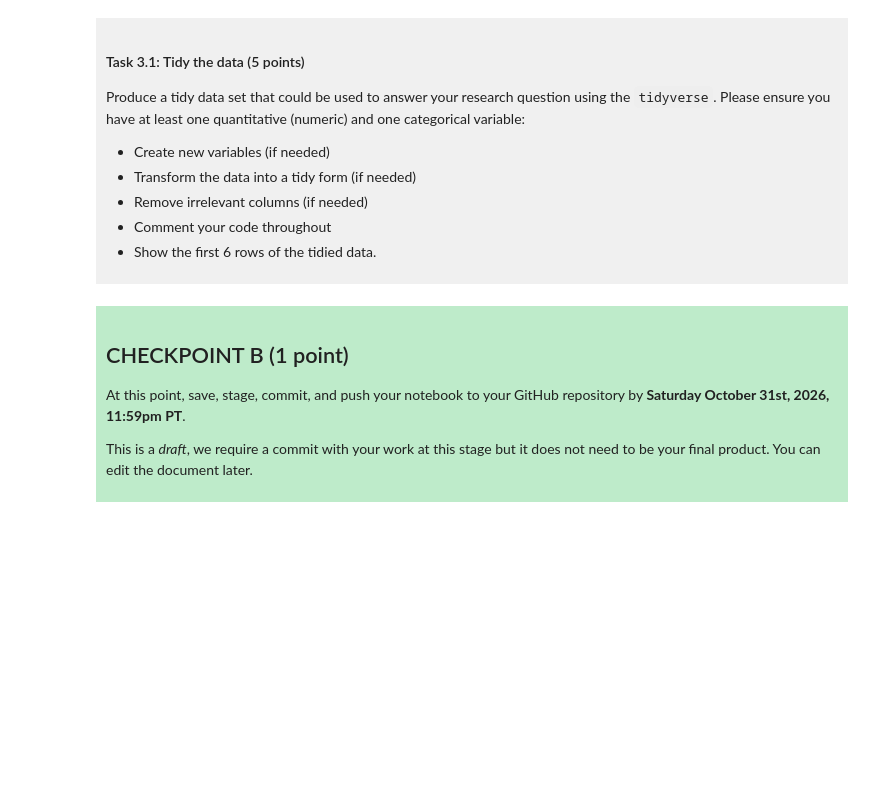
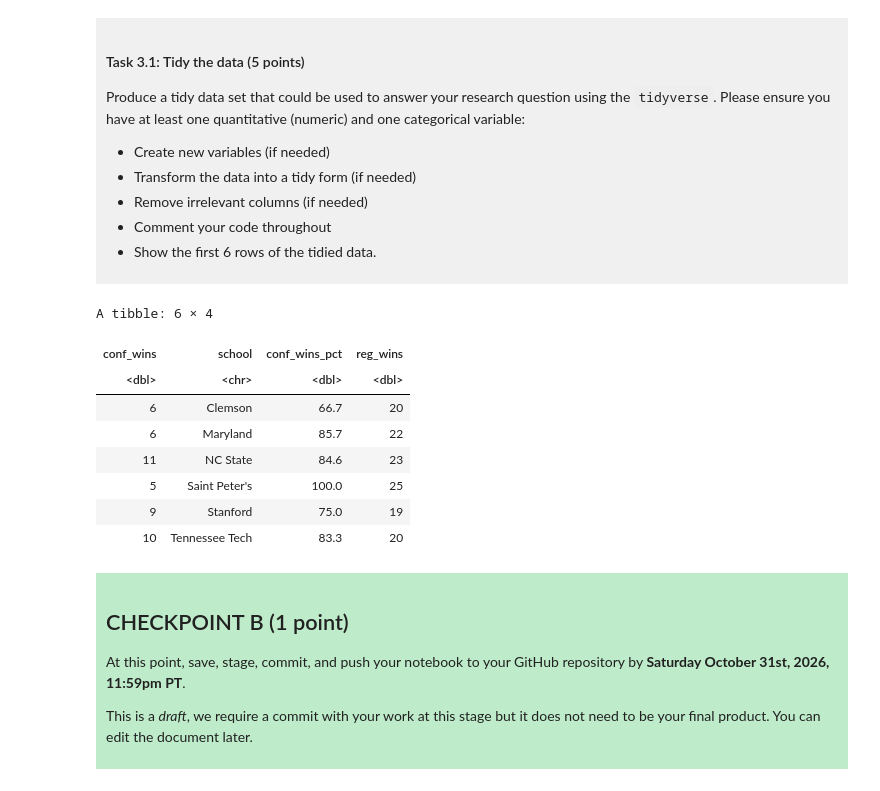
Before and after one commit to prabhleenkpanesar-cmd/dsci_100_project_prabhleen_kaur, a Jupyter notebook: dsci-100-project-notebook.ipynb, the cells around one changed output. Drawn from its saved outputs; the diff is of its cells as text; code cells hidden in the pictures; blank space fills up the shorter version.

```diff
--- a/dsci-100-project-notebook.ipynb
+++ b/dsci-100-project-notebook.ipynb
@@ -189,7 +219,21 @@ Produce a tidy data set that could be used to answer your research question usin
 
 </div>
 # %%
-### EDIT THIS CODE CELL ###
+march_tidy<- march_madness_data |>
+   select(conf_wins, school, conf_wins_pct, reg_wins)|>
+drop_na()|>
+slice_head(n = 6)
+march_tidy
+# %% [output]
+A tibble: 6 × 4
+| conf_wins | school | conf_wins_pct | reg_wins |
+| <dbl> | <chr> | <dbl> | <dbl> |
+| 6 | Clemson | 66.7 | 20 |
+| 6 | Maryland | 85.7 | 22 |
+| 11 | NC State | 84.6 | 23 |
+| 5 | Saint Peter's | 100.0 | 25 |
+| 9 | Stanford | 75.0 | 19 |
+| 10 | Tennessee Tech | 83.3 | 20 |
 # %% [markdown]
 <div style="background-color: #beebca; padding: 10px;">
 
```
Also changed, not shown: parts of 3 cells of this notebook.
